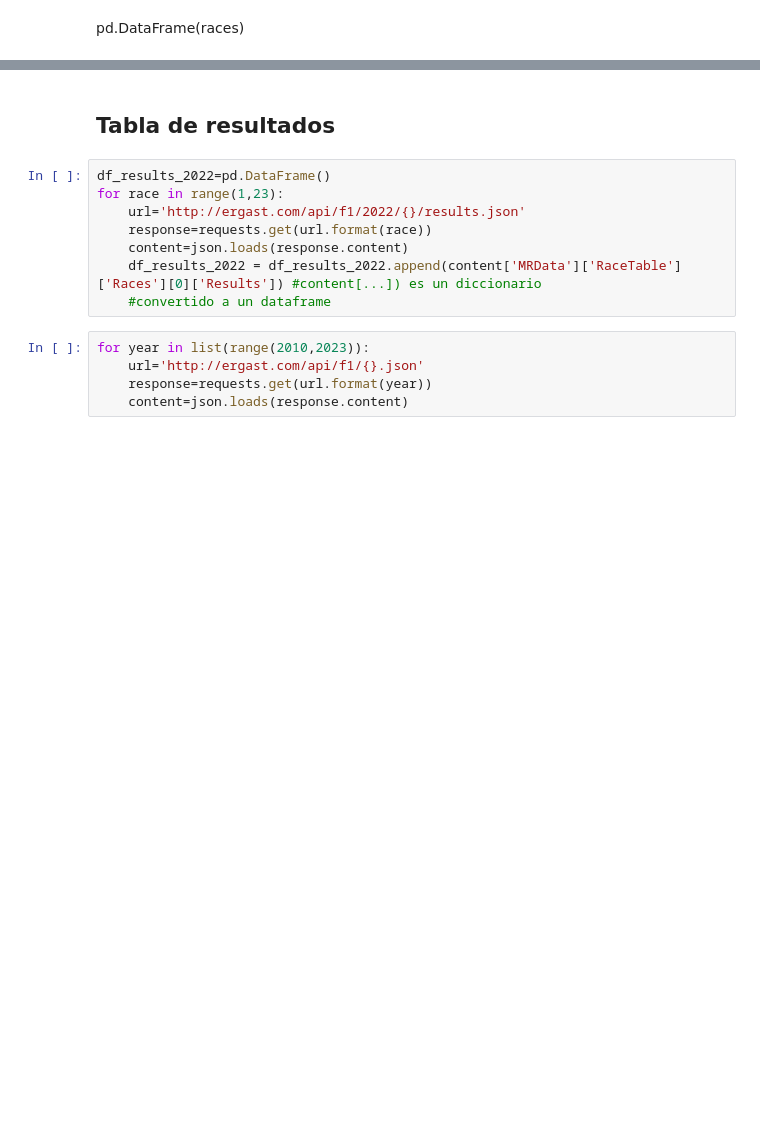
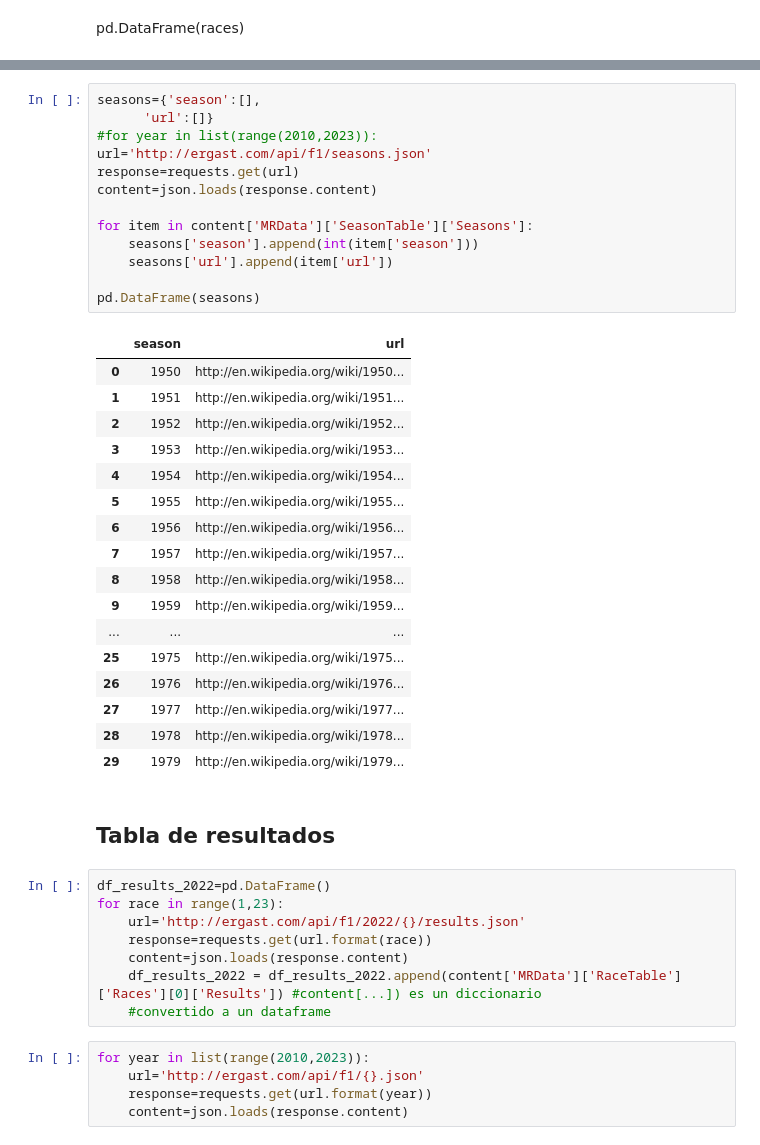
Before and after one commit to sarahisc/formula-1-data, a Jupyter notebook: f1-analisis.ipynb, the cells around one changed output, grey strips where cells are left out. Drawn from its saved outputs; the diff is of its cells as text; blank space fills up the shorter version.

```diff
--- a/f1-analisis.ipynb
+++ b/f1-analisis.ipynb
@@ -40,3 +102,34 @@ pd.DataFrame(races)
+# %%
+seasons={'season':[],
+      'url':[]}
+#for year in list(range(2010,2023)):
+url='http://ergast.com/api/f1/seasons.json'
+response=requests.get(url)
+content=json.loads(response.content)
+
+for item in content['MRData']['SeasonTable']['Seasons']:
+    seasons['season'].append(int(item['season']))
+    seasons['url'].append(item['url'])
+
+pd.DataFrame(seasons)
+# %% [output]
+|  | season | url |
+| 0 | 1950 | http://en.wikipedia.org/wiki/1950... |
+| 1 | 1951 | http://en.wikipedia.org/wiki/1951... |
+| 2 | 1952 | http://en.wikipedia.org/wiki/1952... |
+| 3 | 1953 | http://en.wikipedia.org/wiki/1953... |
+| 4 | 1954 | http://en.wikipedia.org/wiki/1954... |
+| 5 | 1955 | http://en.wikipedia.org/wiki/1955... |
+| 6 | 1956 | http://en.wikipedia.org/wiki/1956... |
+| 7 | 1957 | http://en.wikipedia.org/wiki/1957... |
+| 8 | 1958 | http://en.wikipedia.org/wiki/1958... |
+| 9 | 1959 | http://en.wikipedia.org/wiki/1959... |
+| ... | ... | ... |
+| 25 | 1975 | http://en.wikipedia.org/wiki/1975... |
+| 26 | 1976 | http://en.wikipedia.org/wiki/1976... |
+| 27 | 1977 | http://en.wikipedia.org/wiki/1977... |
+| 28 | 1978 | http://en.wikipedia.org/wiki/1978... |
+| 29 | 1979 | http://en.wikipedia.org/wiki/1979... |
 # %% [markdown]
 ## Tabla de resultados
 # %%
```
Also changed, not shown: parts of 8 cells of this notebook, 2 other files.
